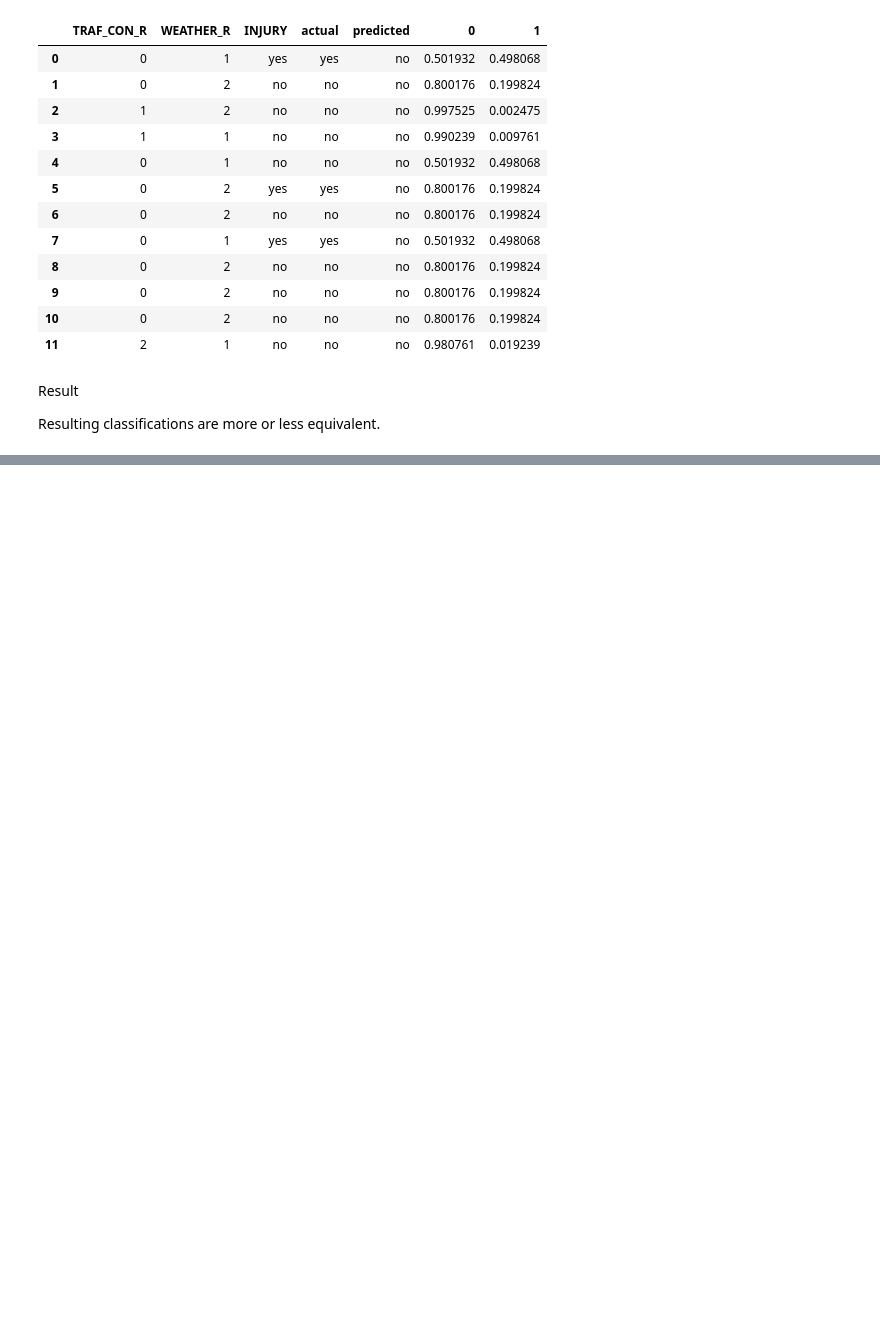
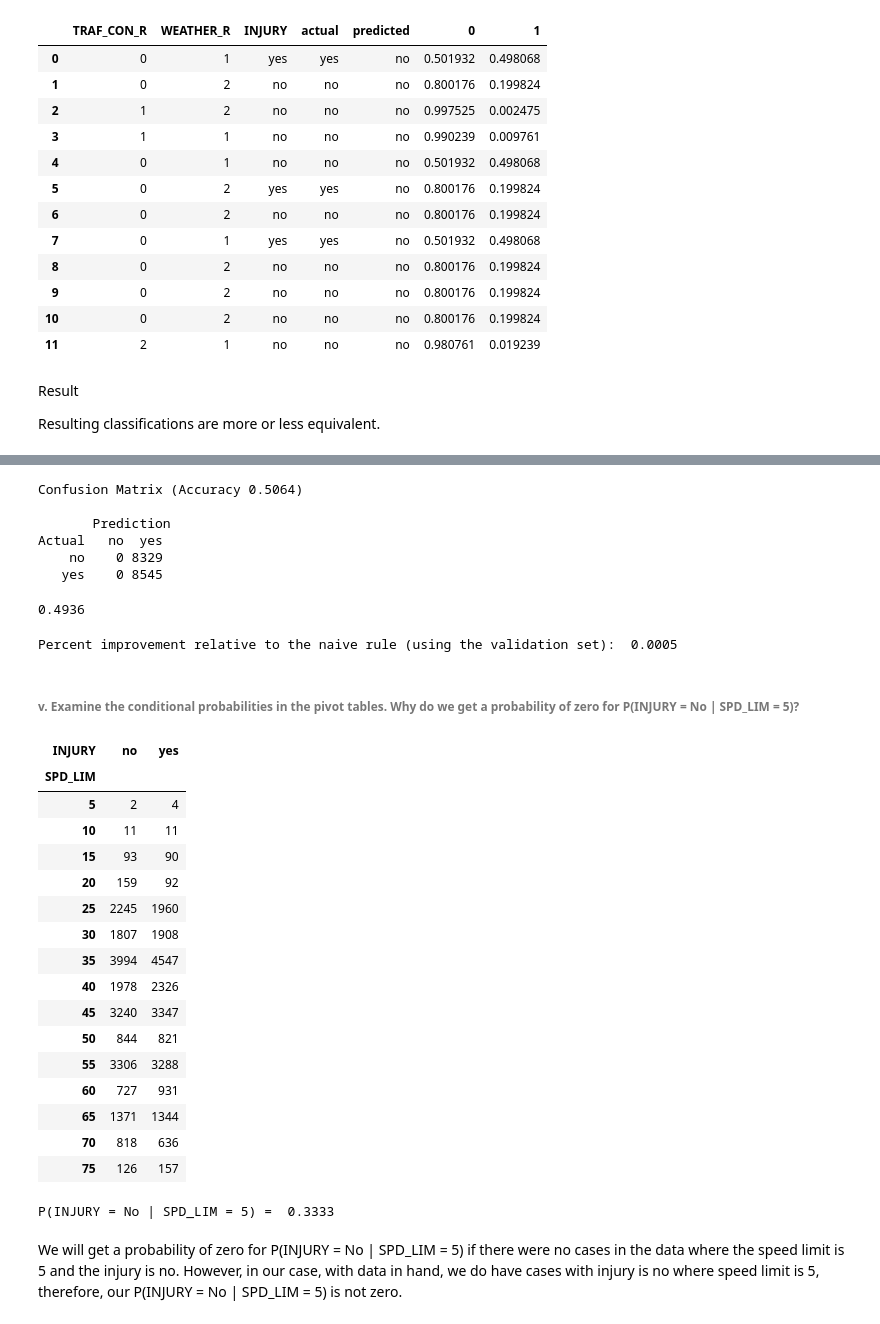
Before and after one commit to codes-at-elm/naive_bayes_classifier, a Jupyter notebook: automobile_accidents.ipynb, the cells around one changed output, grey strips where cells are left out. Drawn from its saved outputs; the diff is of its cells as text; code cells hidden in the pictures; blank space fills up the shorter version.

```diff
--- a/automobile_accidents.ipynb
+++ b/automobile_accidents.ipynb
@@ -284,0 +402,52 @@ Resulting classifications are more or less equivalent.
+# %%
+# classification summary on classification using naive rule
+classificationSummary(y_valid, y_valid_pred_naive, class_names=classes)
+# %% [output]
+Confusion Matrix (Accuracy 0.5064)
+
+       Prediction
+Actual   no  yes
+    no    0 8329
+   yes    0 8545
+# %%
+#overall error = 1 - Accuracy
+error_naive = 1 - 0.5064
+print(round(error_naive, 4))
+# %% [output]
+0.4936
+# %%
+#percent improvement = (error_naive - error_classifier) / error_naive * 100
+percent_improvement = (error_naive - overall_error) / (error_naive * 100)
+print('Percent improvement relative to the naive rule (using the validation set): ', round(percent_improvement, 4))
+# %% [output]
+Percent improvement relative to the naive rule (using the validation set):  0.0005
+# %% [markdown]
+###### v. Examine the conditional probabilities in the pivot tables. Why do we get a probability of zero for P(INJURY = No | SPD_LIM = 5)?
+# %%
+temp_df = df[['SPD_LIM', 'INJURY']]
+pivot_table = temp_df.pivot_table(index='SPD_LIM', columns=['INJURY'], aggfunc='size')
+display(pivot_table)
+# %% [output]
+| INJURY | no | yes |
+| SPD_LIM |  |  |
+| 5 | 2 | 4 |
+| 10 | 11 | 11 |
+| 15 | 93 | 90 |
+| 20 | 159 | 92 |
+| 25 | 2245 | 1960 |
+| 30 | 1807 | 1908 |
+| 35 | 3994 | 4547 |
+| 40 | 1978 | 2326 |
+| 45 | 3240 | 3347 |
+| 50 | 844 | 821 |
+| 55 | 3306 | 3288 |
+| 60 | 727 | 931 |
+| 65 | 1371 | 1344 |
+| 70 | 818 | 636 |
+| 75 | 126 | 157 |
+# %%
+print('P(INJURY = No | SPD_LIM = 5) = ', round(2/6,4))
+# %% [output]
+P(INJURY = No | SPD_LIM = 5) =  0.3333
+# %% [markdown]
+We will get a probability of zero for P(INJURY = No | SPD_LIM = 5) if there were no cases in the data where the speed limit is 5 and the injury is no. However, in our case, with data in hand, we do have cases with injury is no where speed limit is 5, therefore, our P(INJURY = No | SPD_LIM = 5) is not zero.
```
Also changed, not shown: parts of 22 cells of this notebook, 1 other file.
